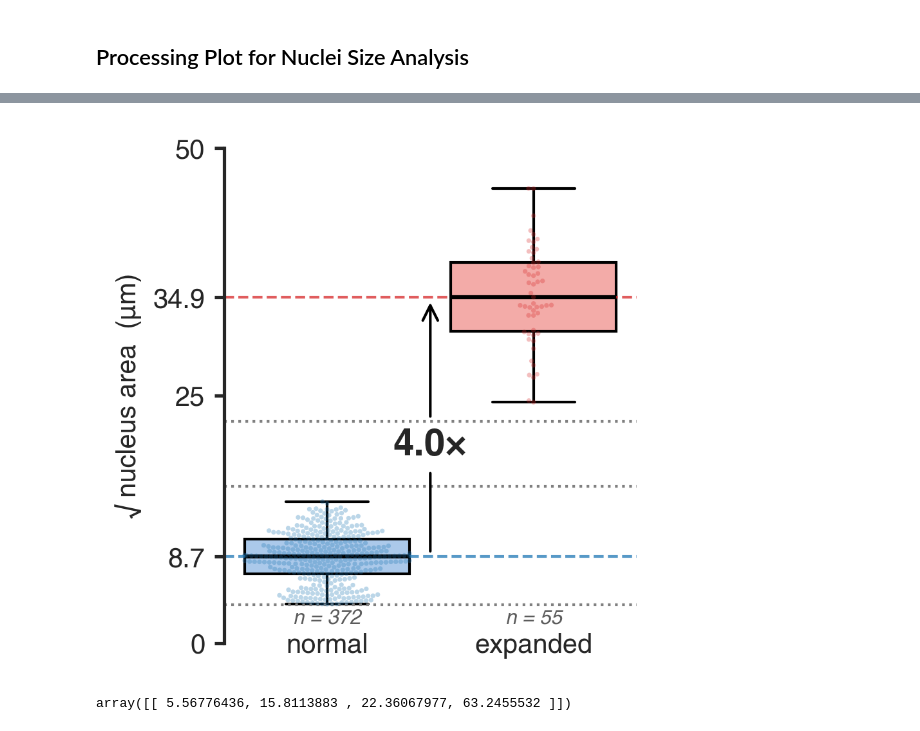
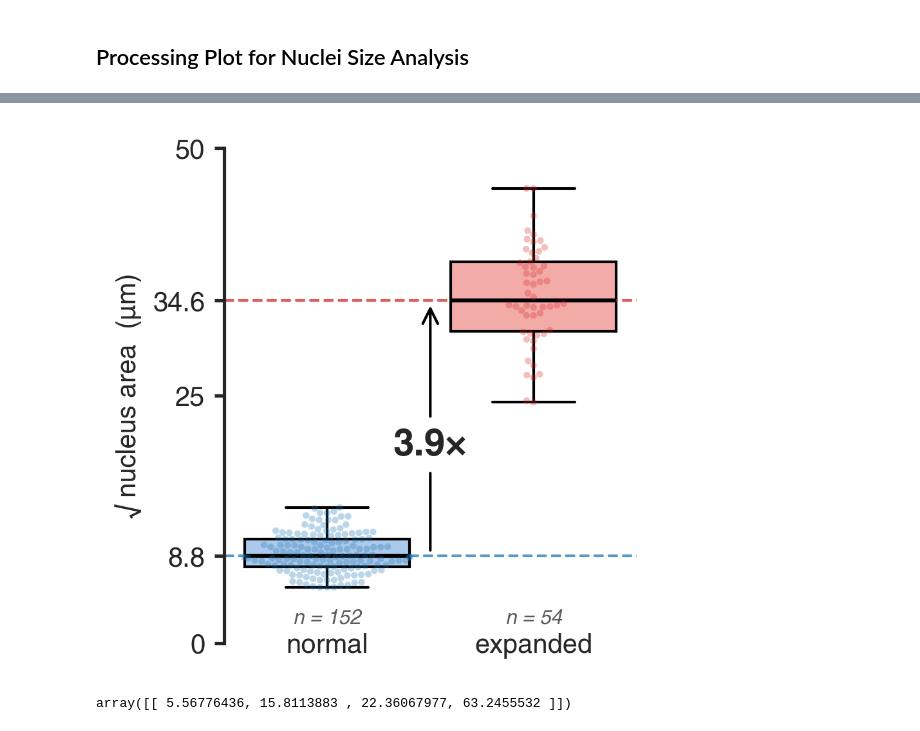
Before and after one commit to CorbanSwain/ExM-Demo-Figures, a Jupyter notebook: source/analysis.ipynb, the cells around one changed output, grey strips where cells are left out. Cells and saved outputs as stored; diff of their text form; code cells hidden in the pictures.

Commit message:
finalizing figure

```diff
--- a/source/analysis.ipynb
+++ b/source/analysis.ipynb
@@ -320,0 +266,18 @@ memory usage: 30.7+ KB
+# %%
+nuc_size_dir = os.path.join(data_dir, nuc_size_dname)
+
+normal_1_path = os.path.join(nuc_size_dir, normal_1_fname)
+exm_1_path = os.path.join(nuc_size_dir, exm_1_fname)
+exm_2_path = os.path.join(nuc_size_dir, exm_2_fname)
+
+normal_df = pd.read_csv(normal_1_path)
+log.info('-'*70+'\nNormal DF Info:')
+normal_df.info()
+normal_df[file_key] = normal_1_fname
+normal_df[category_key] = unexpanded_cat_name
+normal_df.rename(columns={blank_index_key: index_key}, inplace=True)
+# FIXME - filter based on values, 2 other places
+keep_indexes = normal_df[index_key][np.array(keep_unexm_list)-1].index
+normal_df = normal_df.filter(keep_indexes, axis=0)
+log.info('-'*70+'\nNormal DF Info:')
+normal_df.info()
@@ -371,7 +415,7 @@ sns.swarmplot(
     x=category_key,
     y=sqrt_area_key,
     hue=category_key,
-    size=1.75,
+    size=2.5,
     alpha=0.3,
     ax=ax,
     palette=palette_n,
@@ -433,42 +477,42 @@ ax.annotate(
     ),
     annotation_clip=False,
     ha='center',
     va='center',
     alpha=0,
     size=14,
     weight='bold',
 )
 ax.text(
     0, 2,
     f'n = {unexm_n}',
     ha='center',
     va='baseline',
     size=7.5,
     style='oblique',
     alpha=0.75)
 ax.text(
     1, 2,
     f'n = {exm_n}',
     ha='center',
     va='baseline',
     size=7.5,
     style='oblique',
     alpha=0.75)
 ax.tick_params(axis='x', length=0, pad=-4)
 
-x = np.array([15, 250,500, 4000])
-for v in np.sqrt(x):
-    ax.axhline(
-        y=v,
-        color='gray',
-        lw=1,
-        ls=':'
-    )
+x = np.array([31, 250,500, 4000])
+# for v in np.sqrt(x):
+#     ax.axhline(
+#         y=v,
+#         color='gray',
+#         lw=1,
+#         ls=':'
+#     )
 
 plt.tight_layout()
 csutils.save_figures(directory=figure_dir)
 # %% [output]
-[figure, old version]
+[figure, new version]
 # %%
 # %% [output]
 array([[ 5.56776436, 15.8113883 , 22.36067977, 63.2455532 ]])
```
Also changed, not shown: parts of 5 cells of this notebook, 2 other files.
